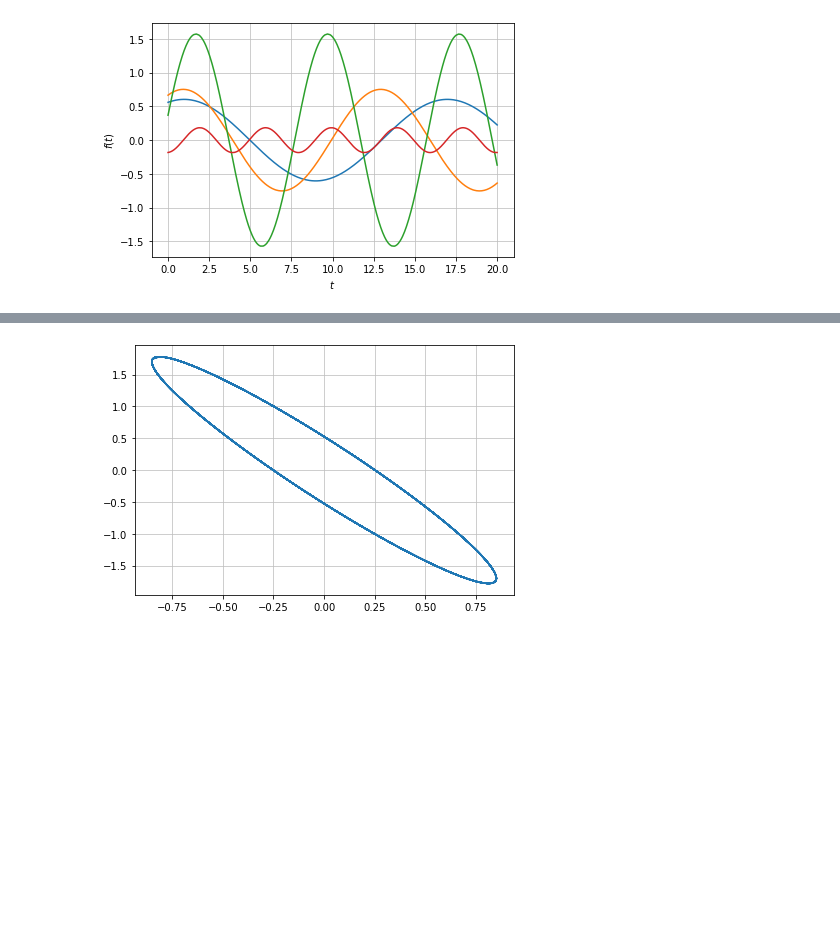
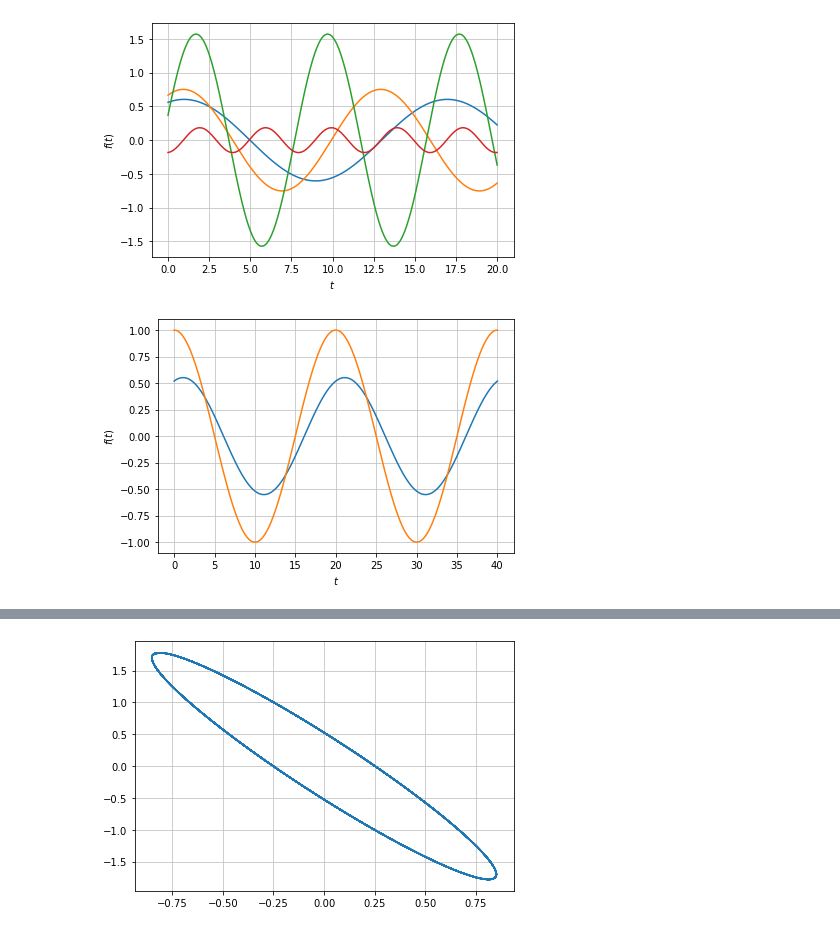
Before and after one commit to Apros7/Mat1Project, a Jupyter notebook: Aksel31-36.ipynb, the cells around one changed output, grey strips where cells are left out. Saved outputs shown, nothing was run; the diff lists cells and outputs as text; code cells hidden in the pictures; blank space fills up the shorter version.

```diff
--- a/Aksel31-36.ipynb
+++ b/Aksel31-36.ipynb
@@ -119,3 +113,12 @@ comb.legend = False
 comb.show()
 # %% [output]
 [figure]
+# %%
+w_ = pi/10
+p1 = dtuplot.plot(xppp.subs(eval_setw).subs(w,pi/10), (t, 0, 4*pi/w_), show=False, use_cm=False)
+p2 = dtuplot.plot((f*cos(w*t)).subs(eval_setw).subs(w,pi/10), (t, 0, 4*pi/w_), show=False, use_cm=False)
+comb = p1 + p2
+comb.legend = False
+comb.show()
+# %% [output]
+[figure, added]
```
Also changed, not shown: parts of 9 cells of this notebook.
